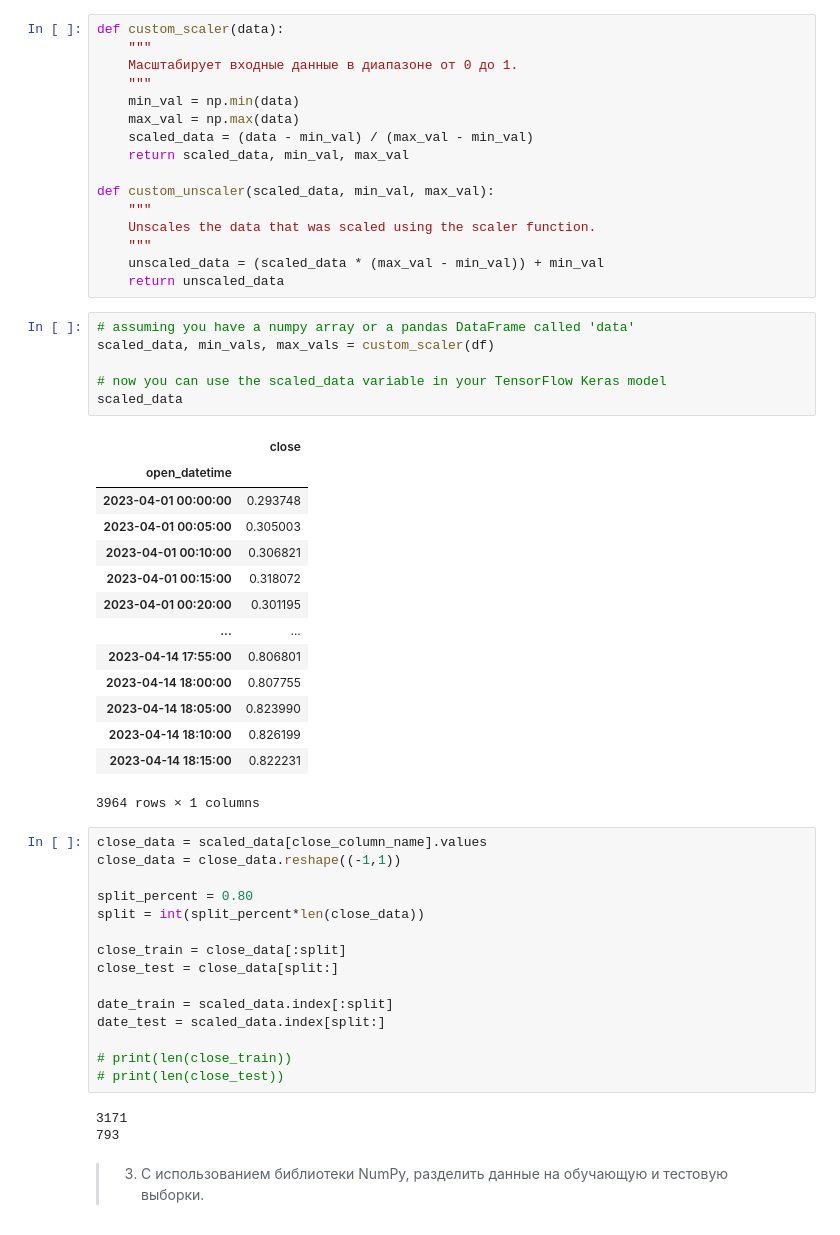
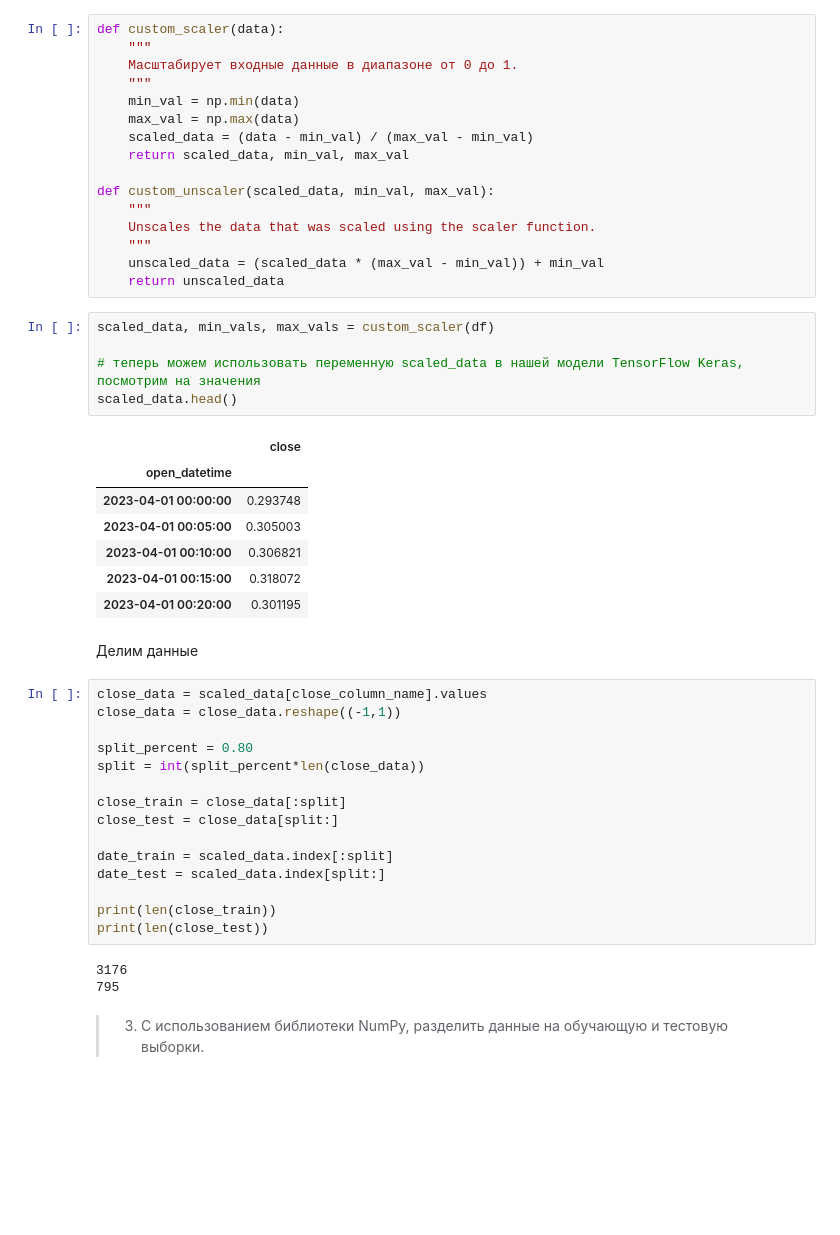
Before and after one commit to bkamuz/crypto-predictor, a Jupyter notebook: crypto-predictor.ipynb, the cells around one changed output. Drawn from its saved outputs; the diff is of its cells as text; blank space fills up the shorter version.

```diff
--- a/crypto-predictor.ipynb
+++ b/crypto-predictor.ipynb
@@ -231,27 +227,21 @@ def custom_unscaler(scaled_data, min_val, max_val):
     """
     unscaled_data = (scaled_data * (max_val - min_val)) + min_val
     return unscaled_data
-# %%
-# assuming you have a numpy array or a pandas DataFrame called 'data'
-scaled_data, min_vals, max_vals = custom_scaler(df)
-
-# now you can use the scaled_data variable in your TensorFlow Keras model
-scaled_data
-# %% [output]
-|  | close |
-| open_datetime |  |
-| 2023-04-01 00:00:00 | 0.293748 |
-| 2023-04-01 00:05:00 | 0.305003 |
-| 2023-04-01 00:10:00 | 0.306821 |
-| 2023-04-01 00:15:00 | 0.318072 |
-| 2023-04-01 00:20:00 | 0.301195 |
-| ... | ... |
-| 2023-04-14 17:55:00 | 0.806801 |
-| 2023-04-14 18:00:00 | 0.807755 |
-| 2023-04-14 18:05:00 | 0.823990 |
-| 2023-04-14 18:10:00 | 0.826199 |
-| 2023-04-14 18:15:00 | 0.822231 |
-3964 rows × 1 columns
+# %%
+scaled_data, min_vals, max_vals = custom_scaler(df)
+
+# теперь можем использовать переменную scaled_data в нашей модели TensorFlow Keras, посмотрим на значения
+scaled_data.head()
+# %% [output]
+|  | close |
+| open_datetime |  |
+| 2023-04-01 00:00:00 | 0.293748 |
+| 2023-04-01 00:05:00 | 0.305003 |
+| 2023-04-01 00:10:00 | 0.306821 |
+| 2023-04-01 00:15:00 | 0.318072 |
+| 2023-04-01 00:20:00 | 0.301195 |
+# %% [markdown]
+Делим данные
 # %%
 close_data = scaled_data[close_column_name].values
 close_data = close_data.reshape((-1,1))
@@ -265,11 +255,11 @@ close_test = close_data[split:]
 date_train = scaled_data.index[:split]
 date_test = scaled_data.index[split:]
 
-# print(len(close_train))
-# print(len(close_test))
+print(len(close_train))
+print(len(close_test))
 # %% [output]
-3171
-793
+3176
+795
 # %% [markdown]
 > 3. С использованием библиотеки NumPy, разделить данные на обучающую и тестовую выборки.
 # %%
```
Also changed, not shown: parts of 20 cells of this notebook, 5 other files.
